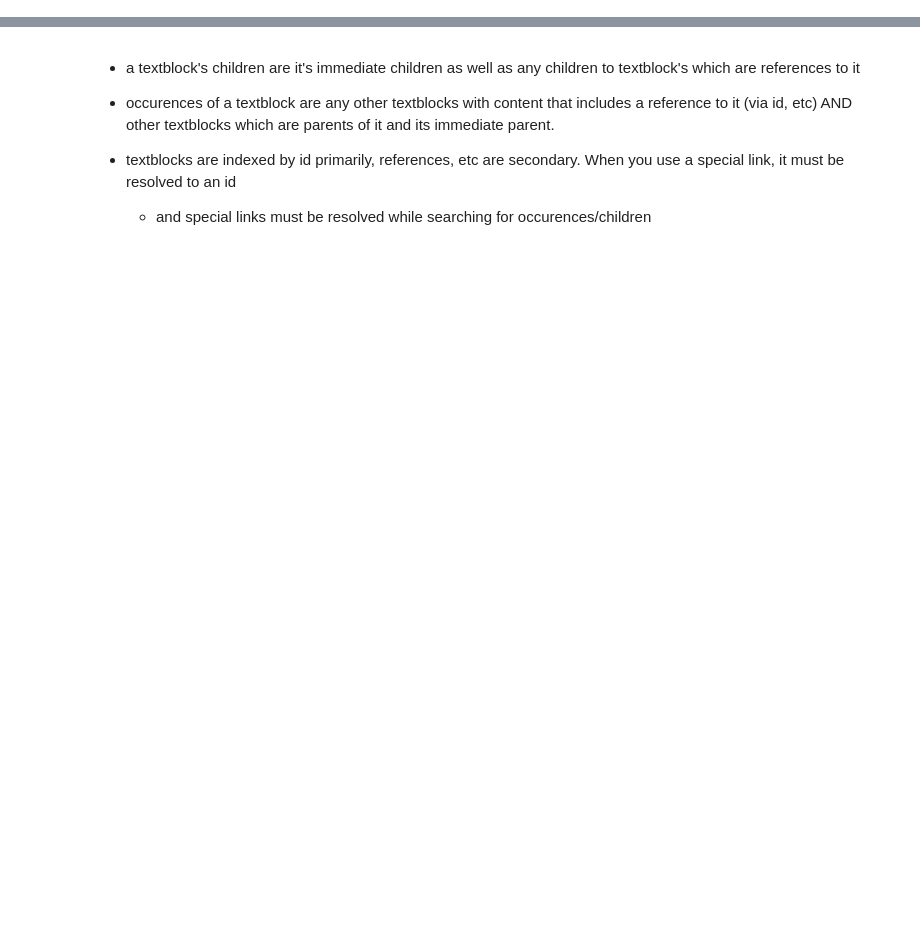
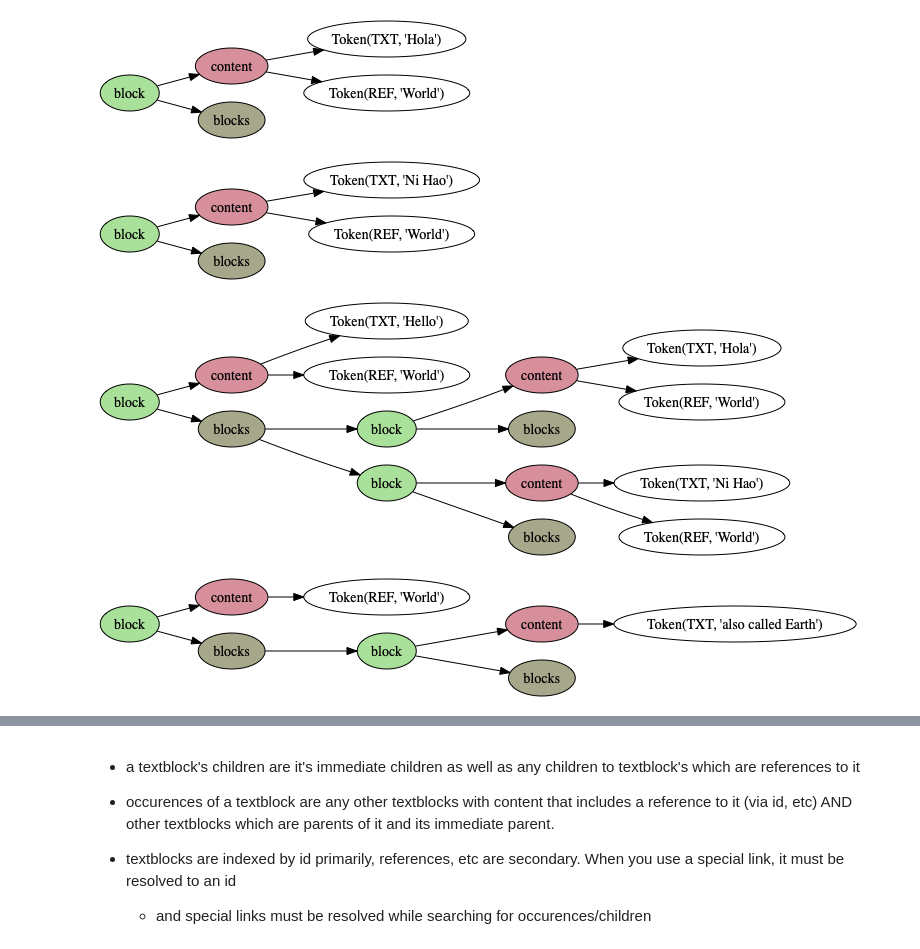
Before and after one commit to maxsun/SemanticScribe, a Jupyter notebook: Playground-Temp1.ipynb, the cells around one changed output, grey strips where cells are left out. Saved outputs shown, nothing was run; the diff lists cells and outputs as text; code cells hidden in the pictures; blank space fills up the shorter version.

```diff
--- a/Playground-Temp1.ipynb
+++ b/Playground-Temp1.ipynb
@@ -81,0 +86,17 @@ display_tree(all_blocks[0])
+# %%
+# get blocks containing a reference with <value>
+def get_blocks_with_ref(value, blocks):
+    results = []
+    for block in blocks:
+        for token in block.children[0].children:
+            if token.type == 'REF' and token.value == value:
+                results.append(block)
+    return results
+
+for b in get_blocks_with_ref('World', all_blocks):
+    display_tree(b)
+# %% [output]
+[figure, added]
+[figure, added]
+[figure, added]
+[figure, added]
```
Also changed, not shown: parts of 13 cells of this notebook.
